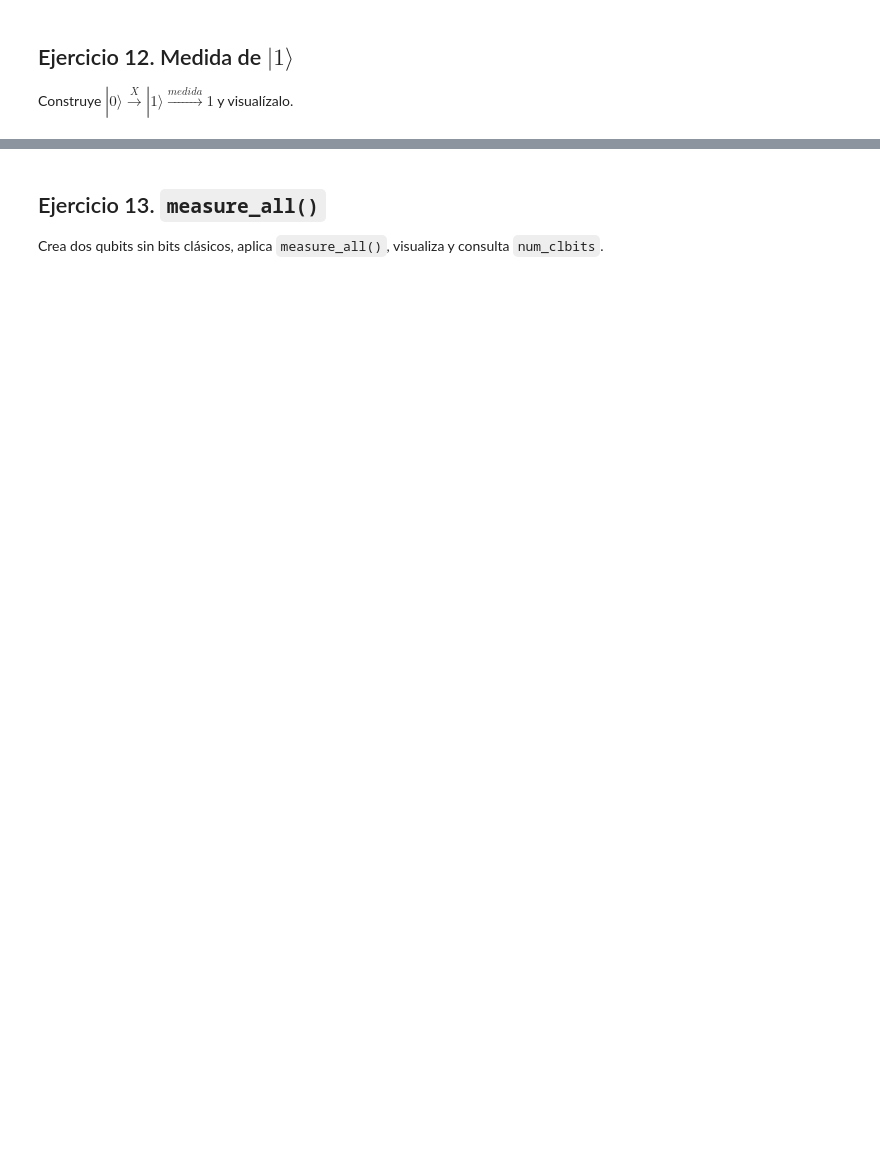
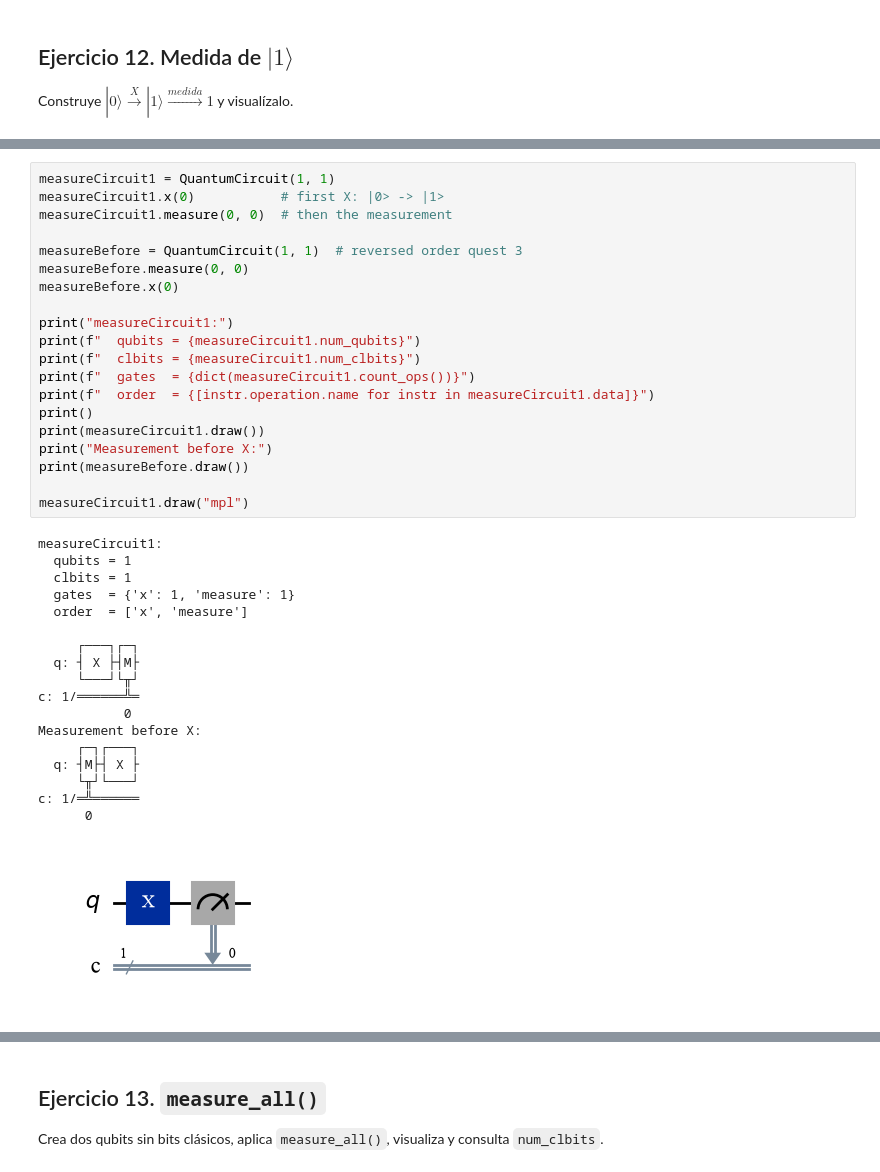
Before and after one commit to SashVqz/cocu, a Jupyter notebook: tema2/practica01.ipynb, the cells around one changed output, grey strips where cells are left out. Drawn from its saved outputs; the diff is of its cells as text; blank space fills up the shorter version.

```diff
--- a/tema2/practica01.ipynb
+++ b/tema2/practica01.ipynb
@@ -662,3 +644,42 @@ c: 1/═╩══════
+# %%
+measureCircuit1 = QuantumCircuit(1, 1)
+measureCircuit1.x(0)           # first X: |0> -> |1>
+measureCircuit1.measure(0, 0)  # then the measurement
+
+measureBefore = QuantumCircuit(1, 1)  # reversed order quest 3
+measureBefore.measure(0, 0)
+measureBefore.x(0)
+
+print("measureCircuit1:")
+print(f"  qubits = {measureCircuit1.num_qubits}")
+print(f"  clbits = {measureCircuit1.num_clbits}")
+print(f"  gates  = {dict(measureCircuit1.count_ops())}")
+print(f"  order  = {[instr.operation.name for instr in measureCircuit1.data]}")
+print()
+print(measureCircuit1.draw())
+print("Measurement before X:")
+print(measureBefore.draw())
+
+measureCircuit1.draw("mpl")
+# %% [output]
+measureCircuit1:
+  qubits = 1
+  clbits = 1
+  gates  = {'x': 1, 'measure': 1}
+  order  = ['x', 'measure']
+
+     ┌───┐┌─┐
+  q: ┤ X ├┤M├
+     └───┘└╥┘
+c: 1/══════╩═
+           0
+Measurement before X:
+     ┌─┐┌───┐
+  q: ┤M├┤ X ├
+     └╥┘└───┘
+c: 1/═╩══════
+      0
+[figure, added]
 # %% [markdown]
 ### Responde
 
```
Also changed, not shown: parts of 92 cells of this notebook, 4 other files.
